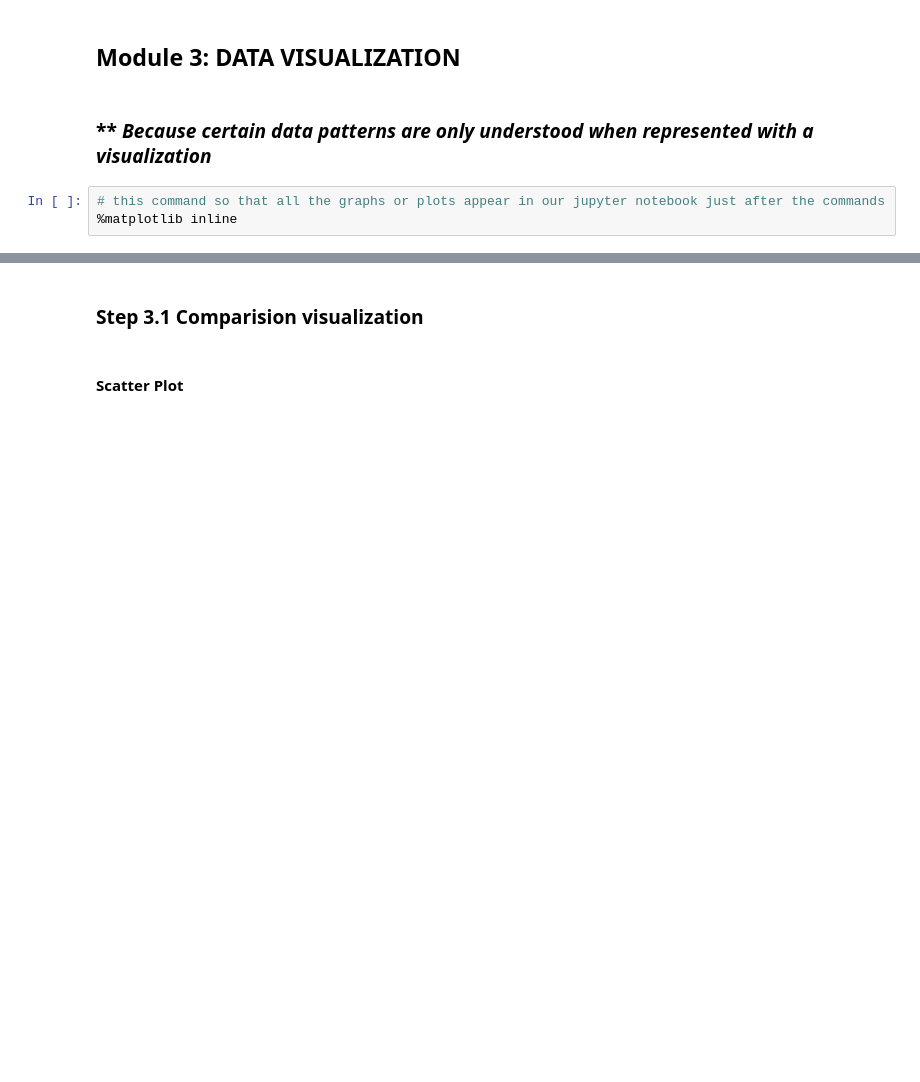
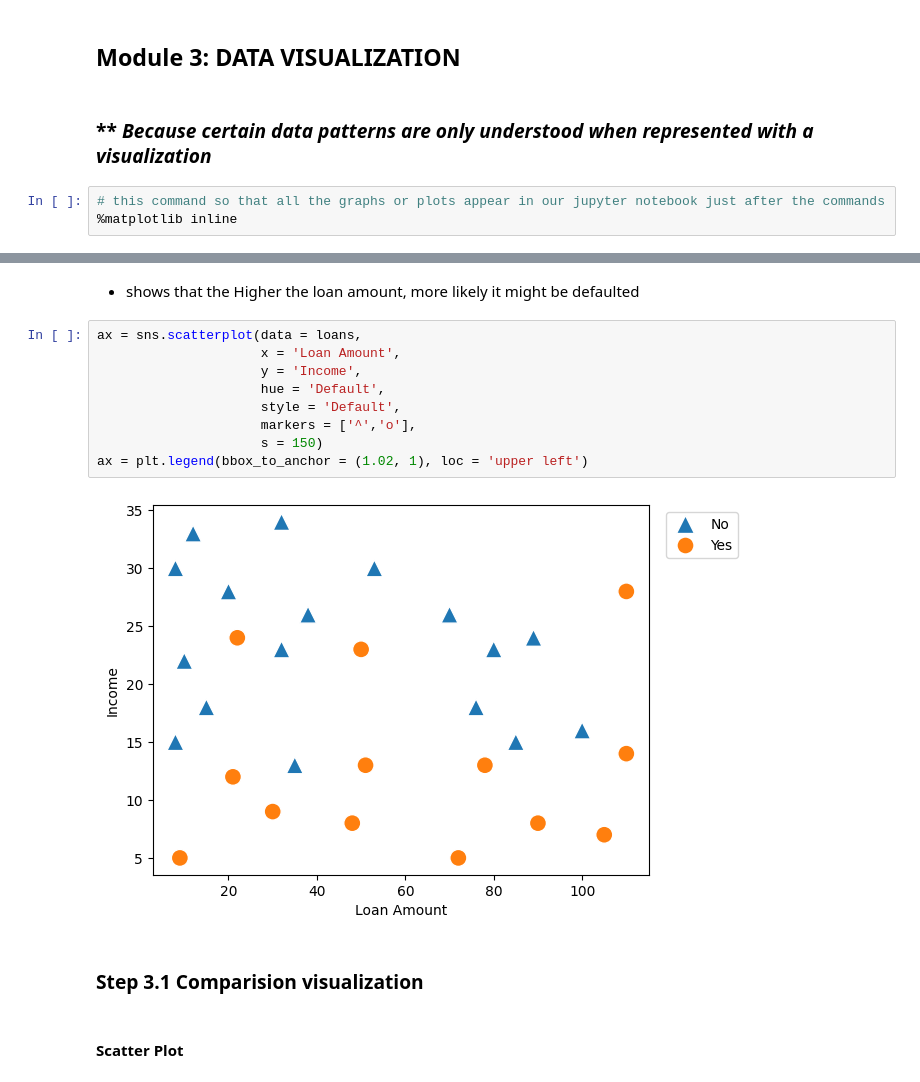
Before and after one commit to AbhishekJunnarkar/DS-ML-Projects, a Jupyter notebook: 00-awesome-data-modelling-with-ml/006-Project-Loans-decision-tree-modelling/Project-Loan-Decision-Tree-Modelling.ipynb, the cells around one changed output, grey strips where cells are left out. Drawn from its saved outputs; the diff is of its cells as text; blank space fills up the shorter version.

```diff
--- a/00-awesome-data-modelling-with-ml/006-Project-Loans-decision-tree-modelling/Project-Loan-Decision-Tree-Modelling.ipynb
+++ b/00-awesome-data-modelling-with-ml/006-Project-Loans-decision-tree-modelling/Project-Loan-Decision-Tree-Modelling.ipynb
@@ -36,3 +133,16 @@
+# %% [markdown]
+-  shows that the Higher the loan amount, more likely it might be defaulted
+# %%
+ax = sns.scatterplot(data = loans,
+                     x = 'Loan Amount',
+                     y = 'Income',
+                     hue = 'Default',
+                     style = 'Default',
+                     markers = ['^','o'],
+                     s = 150)
+ax = plt.legend(bbox_to_anchor = (1.02, 1), loc = 'upper left')
+# %% [output]
+[figure, added]
 # %% [markdown]
 ### Step 3.1 Comparision visualization
 # %% [markdown]
```
Also changed, not shown: parts of 31 cells of this notebook, 2 other files.
